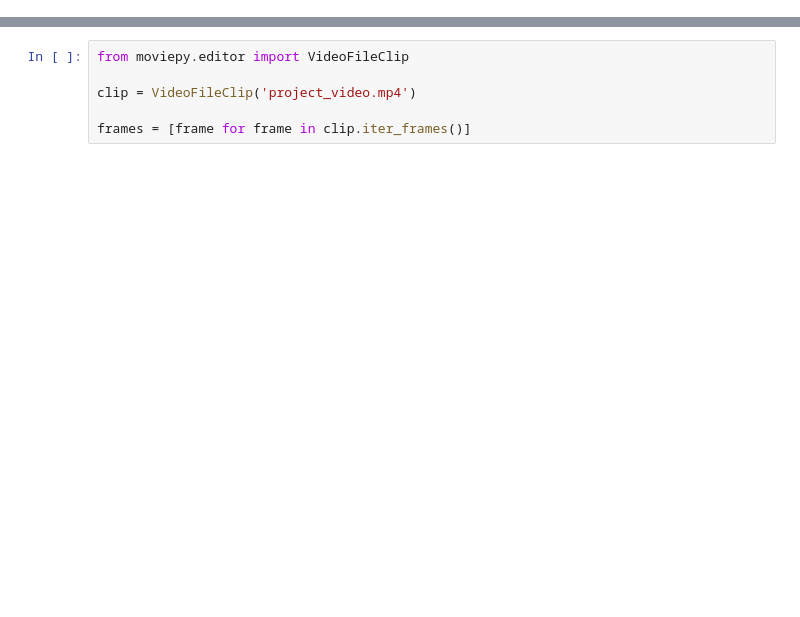
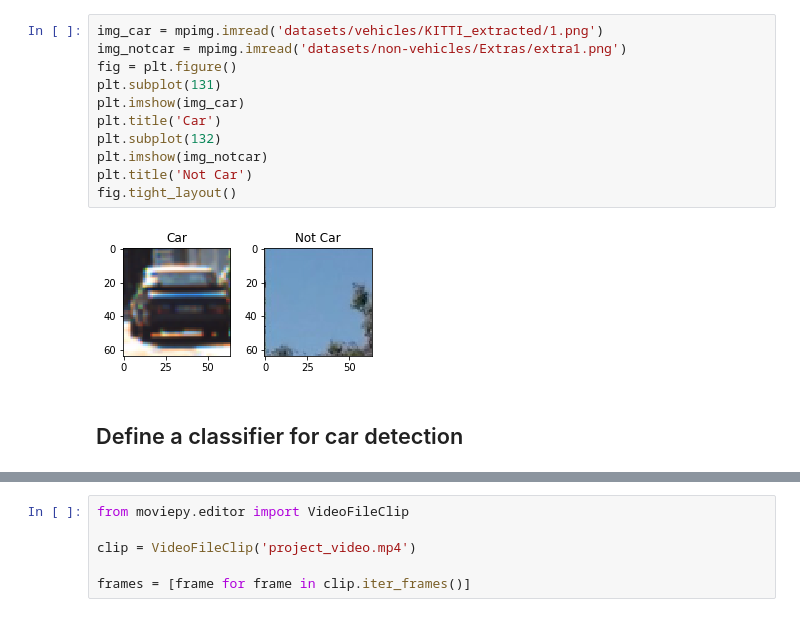
Before and after one commit to liaochiheng/CarND-Term1-P5, a Jupyter notebook: P5.ipynb, the cells around one changed output, grey strips where cells are left out. Cells and saved outputs as stored; diff of their text form; blank space fills up the shorter version.

```diff
--- a/P5.ipynb
+++ b/P5.ipynb
@@ -157,0 +126,15 @@ class CarSVC():
+# %%
+img_car = mpimg.imread('datasets/vehicles/KITTI_extracted/1.png')
+img_notcar = mpimg.imread('datasets/non-vehicles/Extras/extra1.png')
+fig = plt.figure()
+plt.subplot(131)
+plt.imshow(img_car)
+plt.title('Car')
+plt.subplot(132)
+plt.imshow(img_notcar)
+plt.title('Not Car')
+fig.tight_layout()
+# %% [output]
+[figure, added]
+# %% [markdown]
+## Define a classifier for car detection
```
Also changed, not shown: parts of 18 cells of this notebook, 10 other files.
